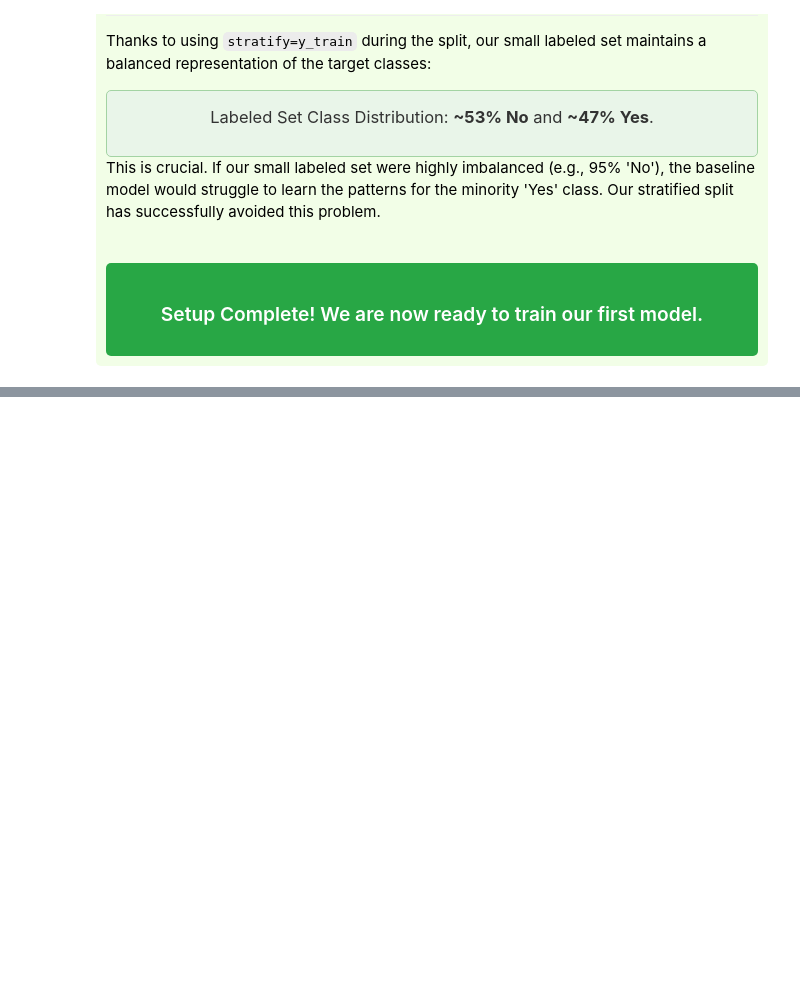
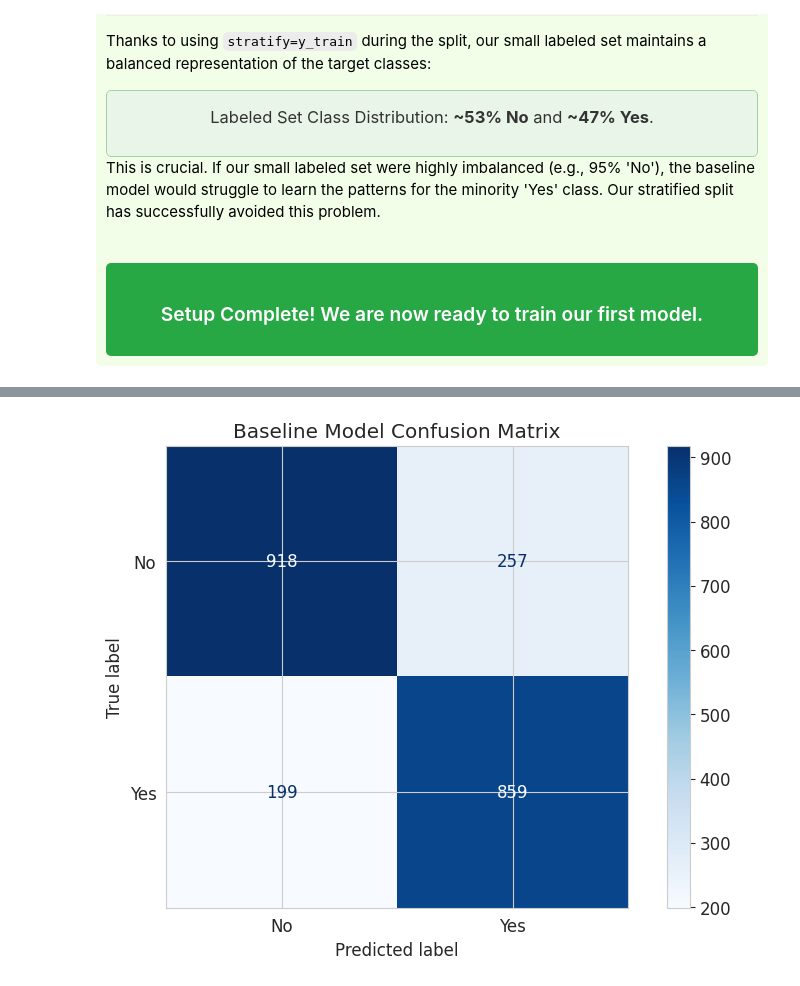
Before and after one commit to alabhastam/semi-supervised-learning-tutorial, a Jupyter notebook: main.ipynb, the cells around one changed output, grey strips where cells are left out. Saved outputs shown, nothing was run; the diff lists cells and outputs as text; code cells hidden in the pictures; blank space fills up the shorter version.

Commit message:
Kaggle Notebook | semi-supervised learning tutorial | Version 5

```diff
--- a/main.ipynb
+++ b/main.ipynb
@@ -538,0 +564,63 @@ Class distribution in the Labeled Set:
+# %%
+
+from sklearn.pipeline import Pipeline
+from lightgbm import LGBMClassifier
+from sklearn.metrics import classification_report, f1_score, accuracy_score, roc_auc_score, confusion_matrix, ConfusionMatrixDisplay
+import time
+
+
+
+# This pipeline combines our preprocessor with the classifier.
+# This ensures that any data fed to `baseline_model.fit()` or `baseline_model.predict()`
+# will be correctly preprocessed first.
+
+print("--- Building the Supervised Baseline Model ---")
+
+# We use class_weight='balanced' to help the model pay more attention to the
+# minority class, which is good practice for imbalanced datasets.
+baseline_model = Pipeline(steps=[
+    ('preprocessor', preprocessor),
+    ('classifier', LGBMClassifier(random_state=42, class_weight='balanced'))
+])
+
+print("✅ Baseline model pipeline created successfully.")
+
+# We train ONLY on the small labeled dataset.
+
+print("\n--- Training the Baseline Model (on 500 labeled samples) ---")
+start_time = time.time()
+
+# The pipeline handles preprocessing of X_labeled before training
+baseline_model.fit(X_labeled, y_labeled)
+
+end_time = time.time()
+print(f"✅ Training completed in {end_time - start_time:.2f} seconds.")
+
+# --- 4.4: Evaluate the Baseline Model on the Test Set ---
+print("\n--- Evaluating Baseline Model on the Test Set ---")
+
+# The pipeline handles preprocessing of X_test before making predictions
+y_pred_baseline = baseline_model.predict(X_test)
+y_pred_proba_baseline = baseline_model.predict_proba(X_test)[:, 1] # Probabilities for the positive class
+
+# Calculate metrics
+accuracy_base = accuracy_score(y_test, y_pred_baseline)
+f1_base = f1_score(y_test, y_pred_baseline)
+roc_auc_base = roc_auc_score(y_test, y_pred_proba_baseline)
+
+print("\n--- Baseline Model Performance ---")
+print(f"Accuracy: {accuracy_base:.4f}")
+print(f"F1 Score: {f1_base:.4f}")
+print(f"ROC AUC Score: {roc_auc_base:.4f}")
+
+print("\nClassification Report:")
+print(classification_report(y_test, y_pred_baseline, target_names=['No', 'Yes']))
+
+# Visualize the Confusion Matrix
+print("\nConfusion Matrix:")
+cm_base = confusion_matrix(y_test, y_pred_baseline)
+disp = ConfusionMatrixDisplay(confusion_matrix=cm_base, display_labels=['No', 'Yes'])
+disp.plot(cmap=plt.cm.Blues)
+plt.title("Baseline Model Confusion Matrix")
+plt.show()
+# %% [output]
@@ -538,0 +644 @@ Class distribution in the Labeled Set:
+[figure, added]
```
Also changed, not shown: parts of 4 cells of this notebook.
